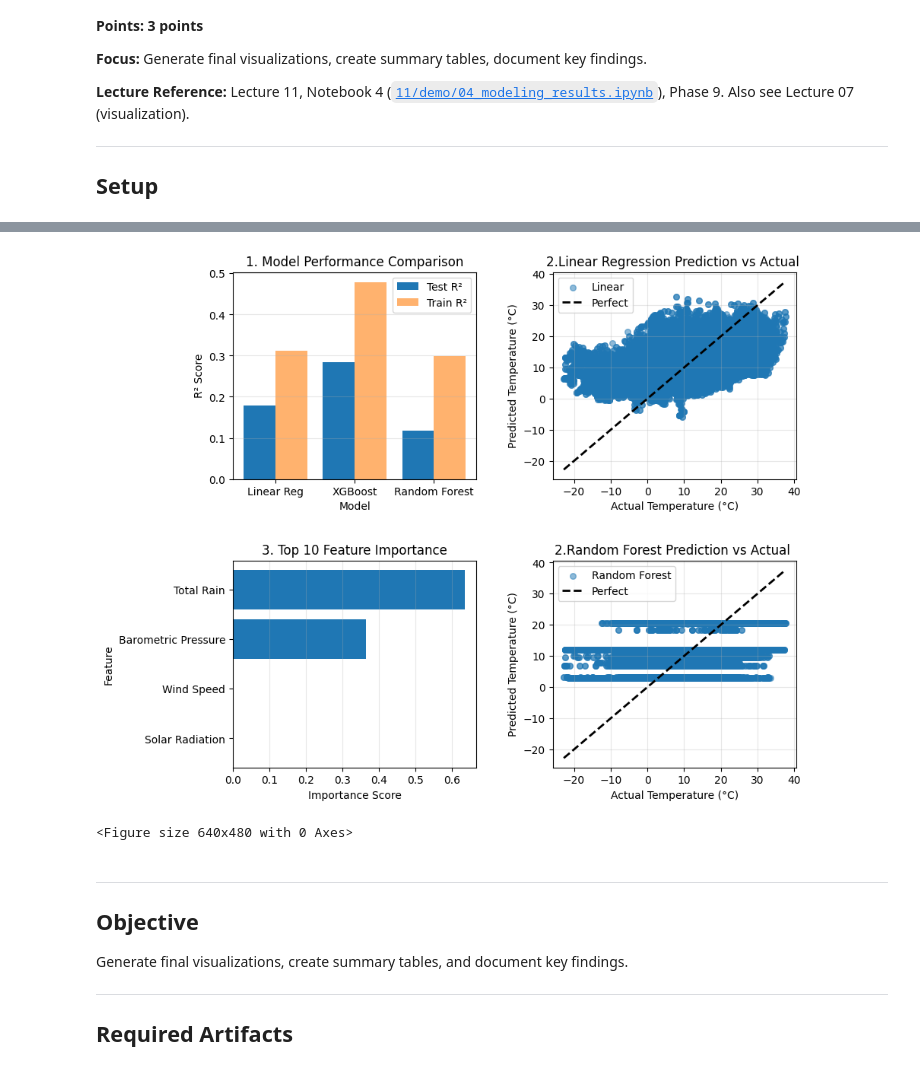
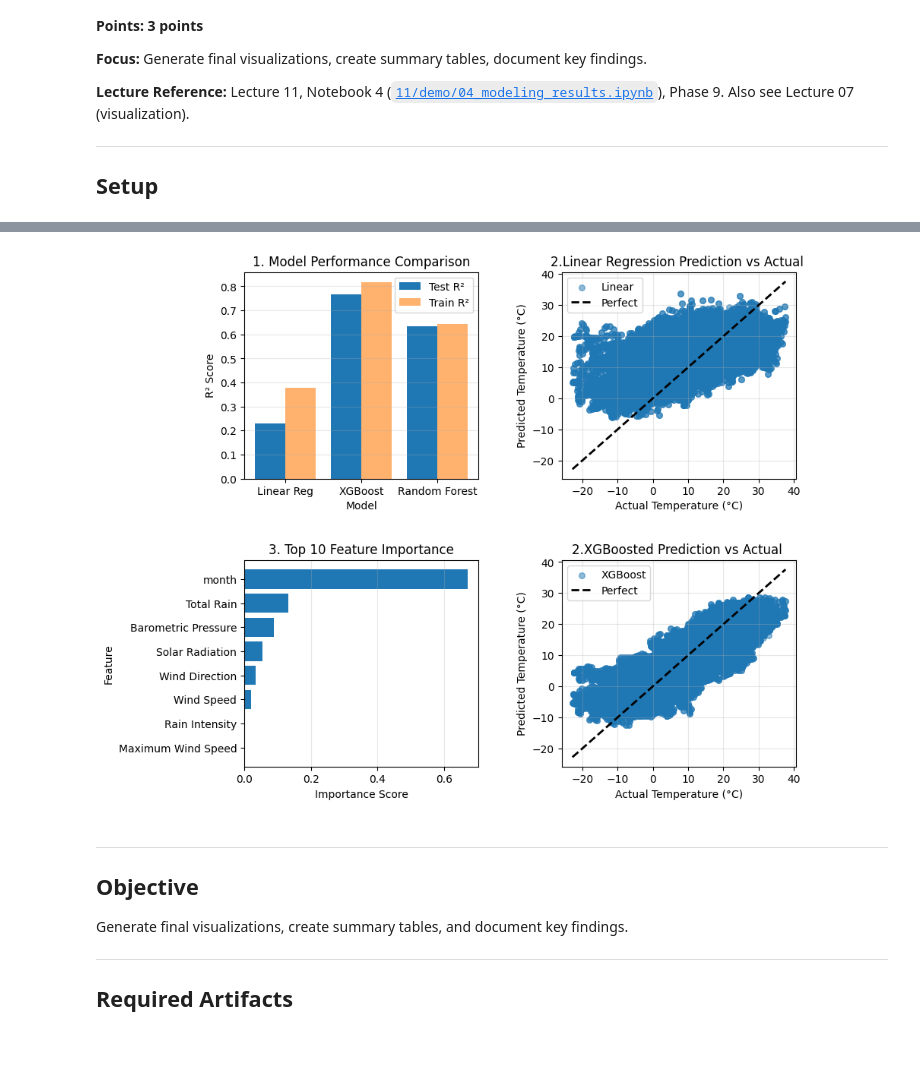
Before and after one commit to UCSF-DataSci/ds217-11-final-t25ara, a Jupyter notebook: q8_results.ipynb, the cells around one changed output, grey strips where cells are left out. Cells and saved outputs as stored; diff of their text form; code cells hidden in the pictures.

```diff
--- a/q8_results.ipynb
+++ b/q8_results.ipynb
@@ -40,20 +40,20 @@ dtype: object
 # %%
 performance_data = {
     'Model': ['Linear Regression', 'XGBoost', 'Random Forest'],
-    'Train R²': [0.3116, 0.4791, 0.2995],
-    'Test R²': [0.1790, 0.2844, 0.1171],
-    'Train RMSE': [8.72, 7.58, 8.80],
-    'Test RMSE': [9.22, 8.61, 9.56],
-    'Train MAE': [7.16, 5.98, 7.06],
-    'Test MAE': [7.77, 7.06, 7.95]
+    'Train R²': [0.3765, 0.8183, 0.6442],
+    'Test R²': [0.2285, 0.7653, 0.6337],
+    'Train RMSE': [8.30, 4.48, 6.27],
+    'Test RMSE': [8.94, 4.93, 6.16],
+    'Train MAE': [6.76, 3.45, 4.86],
+    'Test MAE': [7.35, 3.75, 4.77]
 }
 performance_df = pd.DataFrame(performance_data)
 
 performance_data2 = {
     'Model': ['Linear Regression', 'XGBoost', 'Random Forest'],
-    'R²': [0.1790, 0.2844, 0.1171],
-    'RMSE': [9.22, 8.61, 9.56],
-    'MAE': [7.77, 7.06, 7.95]
+    'R²': [0.2285, 0.7653, 0.6337],
+    'RMSE': [8.94, 4.93, 6.16],
+    'MAE': [7.35, 3.75, 4.77]
 }
 performance_df2 = pd.DataFrame(performance_data2)
 performance_df2.to_csv('output/q8_summary.csv')
@@ -61,8 +61,8 @@ performance_df2.to_csv('output/q8_summary.csv')
 
 fig, axes = plt.subplots(2, 2, figsize=(10, 8))
 models = ['Linear Reg', 'XGBoost', 'Random Forest']
-test_r2 = [0.1790, 0.2844, 0.1171]
-train_r2 = [0.3116, 0.4791, 0.2995]
+test_r2 = [0.2285, 0.7653, 0.6337]
+train_r2 = [0.3765, 0.8183, 0.6442]
 
 x = np.arange(len(models))
 axes[0,0].bar(x - 0.2, test_r2, 0.4, label='Test R²')
@@ -79,39 +79,38 @@ axes[0,0].grid(axis='y', alpha=0.3)
 axes[0,1].scatter(predictions['actual'], predictions['predicted_linear'],
                  alpha=0.5, s=30, label='Linear')
 min_val = predictions['actual'].min()
 max_val = predictions['actual'].max()
 axes[0,1].plot([min_val, max_val], [min_val, max_val], 'k--', linewidth=2, label='Perfect')
 axes[0,1].set_xlabel('Actual Temperature (°C)')
 axes[0,1].set_ylabel('Predicted Temperature (°C)')
 axes[0,1].set_title('2.Linear Regression Prediction vs Actual ')
 axes[0,1].legend()
 axes[0,1].grid(alpha=0.3)
 
 
-axes[1,1].scatter(predictions['actual'], predictions['predicted_random_forest'],
-                 alpha=0.5, s=30, label='Random Forest')
+axes[1,1].scatter(predictions['actual'], predictions['predicted_xgboost'],
+                 alpha=0.5, s=30, label='XGBoost')
 min_val = predictions['actual'].min()
 max_val = predictions['actual'].max()
 axes[1,1].plot([min_val, max_val], [min_val, max_val], 'k--', linewidth=2, label='Perfect')
 axes[1,1].set_xlabel('Actual Temperature (°C)')
 axes[1,1].set_ylabel('Predicted Temperature (°C)')
-axes[1,1].set_title('2.Random Forest Prediction vs Actual ')
+axes[1,1].set_title('2.XGBoosted Prediction vs Actual ')
 axes[1,1].legend()
 axes[1,1].grid(alpha=0.3)
 
 axes[1,0].barh(feature_importance['feature'], feature_importance['importance'])
 axes[1,0].set_xlabel('Importance Score')
 axes[1,0].set_ylabel('Feature')
 axes[1,0].set_title('3. Top 10 Feature Importance')
 axes[1,0].invert_yaxis()
 axes[1,0].grid(axis='x', alpha=0.3)
 
 plt.tight_layout(pad=3.0, h_pad=3.0, w_pad=3.0)
 plt.show()
-plt.savefig('output/q8_final_visualizations')
+fig.savefig('output/q8_final_visualizations', dpi = 300)
 # %% [output]
-[figure, old version]
+[figure, new version]
-<Figure size 640x480 with 0 Axes>
 # %%
 with open('output/q8_key_findings.txt', 'w') as f:
     f.write(f""" KEY FINDINGS SUMMARY
```
Also changed, not shown: parts of 2 cells of this notebook, 19 other files.
